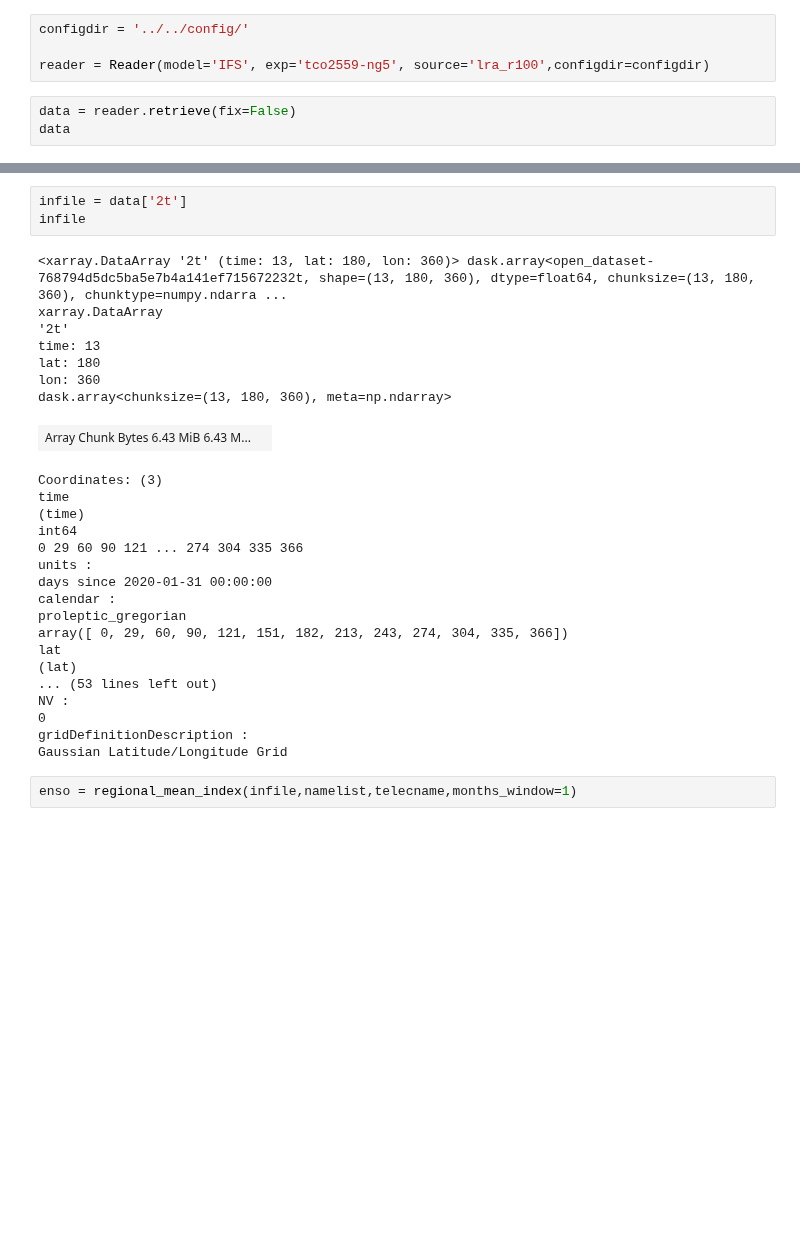
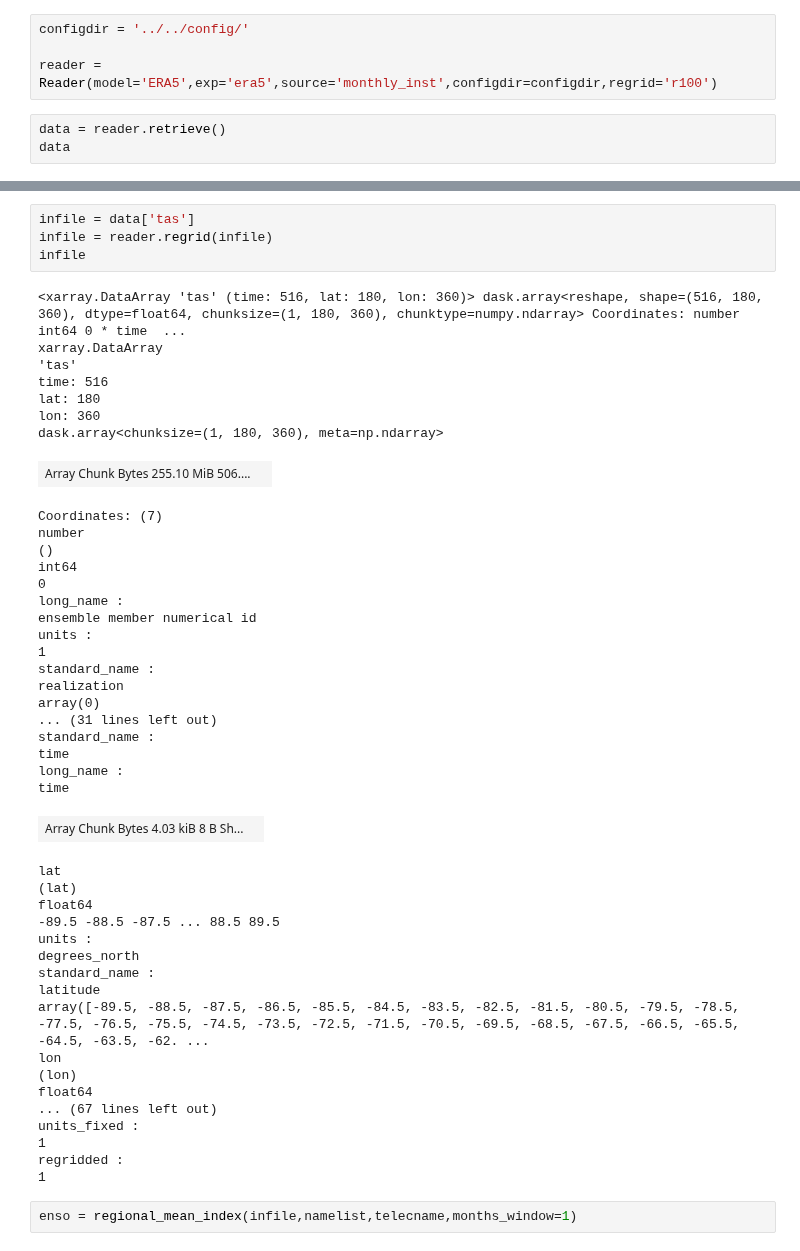
Before and after one commit to DestinE-Climate-DT/AQUA, a Jupyter notebook: diagnostics/teleconnections/ENSO_IFS.ipynb, the cells around one changed output, grey strips where cells are left out. Cells and saved outputs as stored; diff of their text form; blank space fills up the shorter version.

```diff
--- a/diagnostics/teleconnections/ENSO_IFS.ipynb
+++ b/diagnostics/teleconnections/ENSO_IFS.ipynb
@@ -38,8 +37,8 @@ namelist = load_namelist(diagname)
 # %%
 configdir = '../../config/'
 
-reader = Reader(model='IFS', exp='tco2559-ng5', source='lra_r100',configdir=configdir)
+reader = Reader(model='ERA5',exp='era5',source='monthly_inst',configdir=configdir,regrid='r100')
 # %%
-data = reader.retrieve(fix=False)
+data = reader.retrieve()
 data
 # %% [output]
@@ -111,31 +62,50 @@ Attributes: (0)
 # %%
-infile = data['2t']
+infile = data['tas']
+infile = reader.regrid(infile)
 infile
 # %% [output]
-<xarray.DataArray '2t' (time: 13, lat: 180, lon: 360)> dask.array<open_dataset-768794d5dc5ba5e7b4a141ef715672232t, shape=(13, 180, 360), dtype=float64, chunksize=(13, 180, 360), chunktype=numpy.ndarra ...
+<xarray.DataArray 'tas' (time: 516, lat: 180, lon: 360)> dask.array<reshape, shape=(516, 180, 360), dtype=float64, chunksize=(1, 180, 360), chunktype=numpy.ndarray> Coordinates: number int64 0 * time  ...
 xarray.DataArray
-'2t'
-time: 13
+'tas'
+time: 516
 lat: 180
 lon: 360
-dask.array<chunksize=(13, 180, 360), meta=np.ndarray>
+dask.array<chunksize=(1, 180, 360), meta=np.ndarray>
-| Array Chunk Bytes 6.43 MiB 6.43 M... |  |
+| Array Chunk Bytes 255.10 MiB 506.... |  |
-Coordinates: (3)
+Coordinates: (7)
+number
+()
+int64
+0
+long_name :
+ensemble member numerical id
+units :
+1
+standard_name :
+realization
+array(0)
+... (31 lines left out)
+standard_name :
 time
-(time)
-int64
-0 29 60 90 121 ... 274 304 335 366
-units :
-days since 2020-01-31 00:00:00
-calendar :
-proleptic_gregorian
-array([ 0, 29, 60, 90, 121, 151, 182, 213, 243, 274, 304, 335, 366])
-lat
-(lat)
-... (53 lines left out)
-NV :
-0
-gridDefinitionDescription :
-Gaussian Latitude/Longitude Grid
+long_name :
+time
+| Array Chunk Bytes 4.03 kiB 8 B Sh... |  |
+lat
+(lat)
+float64
+-89.5 -88.5 -87.5 ... 88.5 89.5
+units :
+degrees_north
+standard_name :
+latitude
+array([-89.5, -88.5, -87.5, -86.5, -85.5, -84.5, -83.5, -82.5, -81.5, -80.5, -79.5, -78.5, -77.5, -76.5, -75.5, -74.5, -73.5, -72.5, -71.5, -70.5, -69.5, -68.5, -67.5, -66.5, -65.5, -64.5, -63.5, -62. ...
+lon
+(lon)
+float64
+... (67 lines left out)
+units_fixed :
+1
+regridded :
+1
 # %%
 enso = regional_mean_index(infile,namelist,telecname,months_window=1)
```
Also changed, not shown: parts of 17 cells of this notebook, 7 other files.
